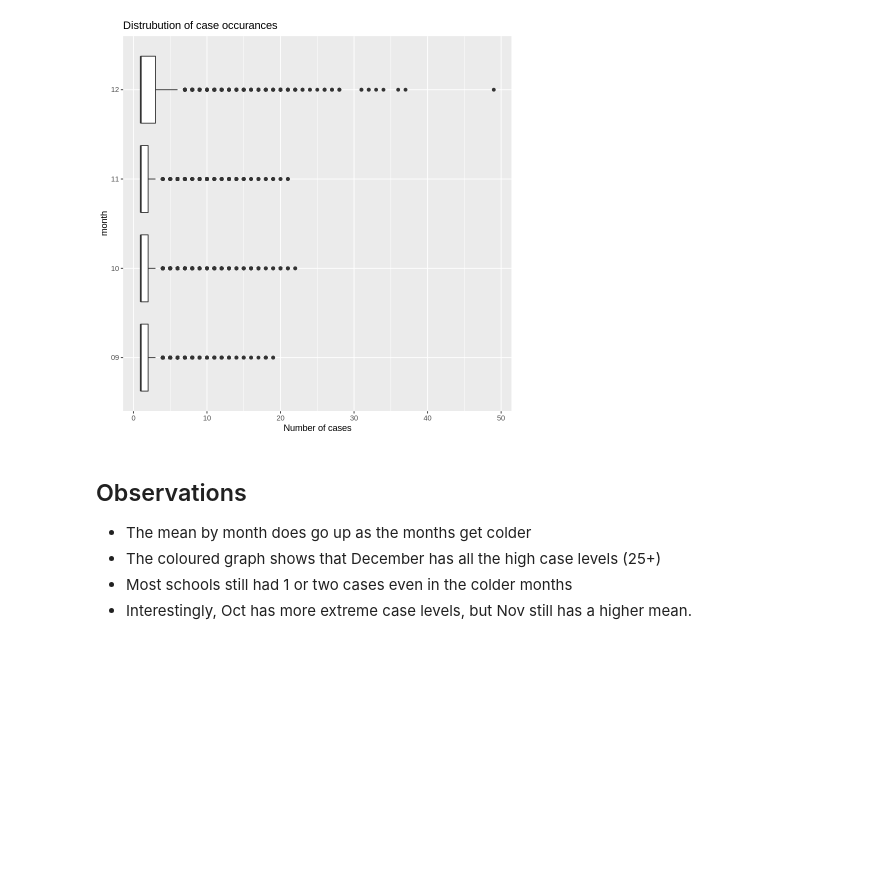
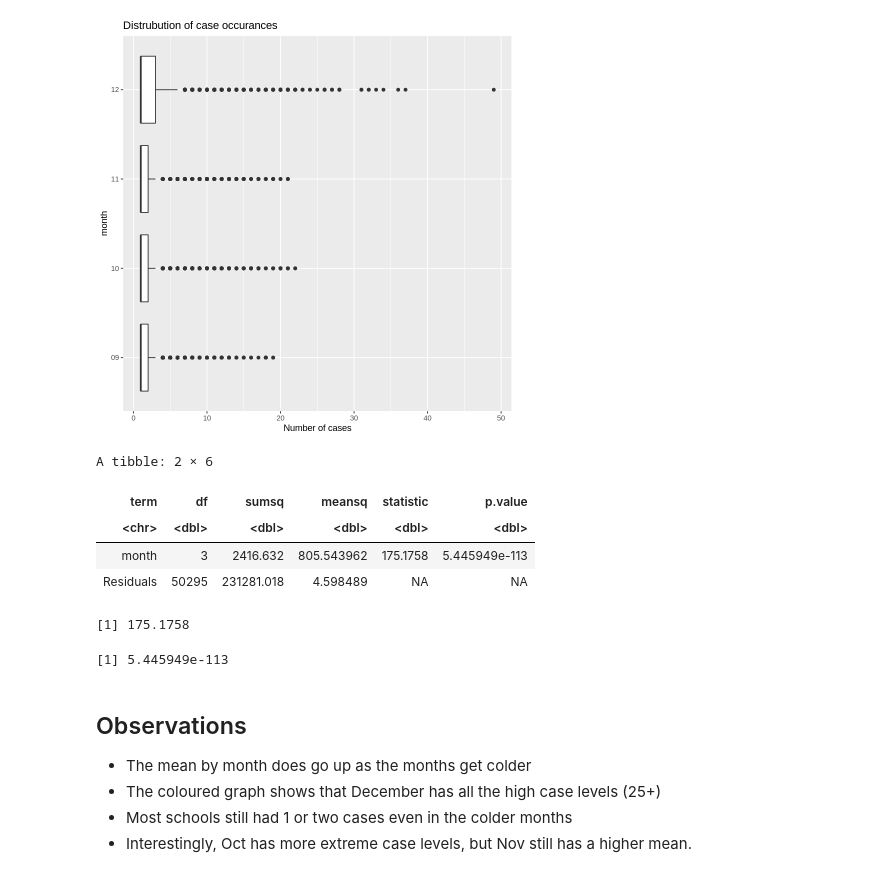
Before and after one commit to Thespee/STAT201, a Jupyter notebook: stat201.ipynb, the cells around one changed output. Drawn from its saved outputs; the diff is of its cells as text; code cells hidden in the pictures; blank space fills up the shorter version.

```diff
--- a/stat201.ipynb
+++ b/stat201.ipynb
@@ -111,6 +99,30 @@ case_dist <- case_data %>%
 case_dist
 # %% [output]
 [figure]
+# %%
+anova_results <-
+    aov(total_confirmed_cases ~ month, data = case_data) %>%
+    tidy()
+
+f_stat <- anova_results%>%
+            filter(term=="month")%>%
+            pull(statistic)
+
+anova_pval <- anova_results%>%
+            filter(term=="month")%>%
+            pull(p.value)
+
+anova_results
+f_stat
+anova_pval
+# %% [output]
+A tibble: 2 × 6
+| term | df | sumsq | meansq | statistic | p.value |
+| <chr> | <dbl> | <dbl> | <dbl> | <dbl> | <dbl> |
+| month | 3 | 2416.632 | 805.543962 | 175.1758 | 5.445949e-113 |
+| Residuals | 50295 | 231281.018 | 4.598489 | NA | NA |
+[1] 175.1758
+[1] 5.445949e-113
 # %% [markdown]
 ## Observations
 - The mean by month does go up as the months get colder
```
Also changed, not shown: parts of 3 cells of this notebook.
